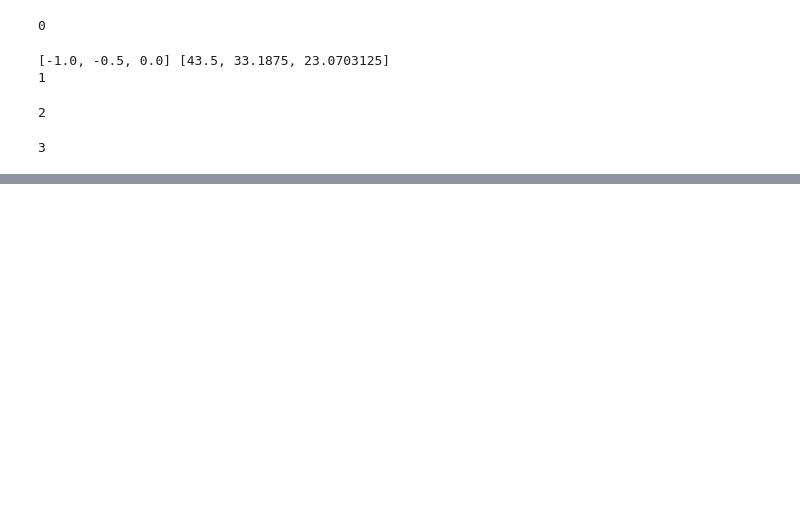
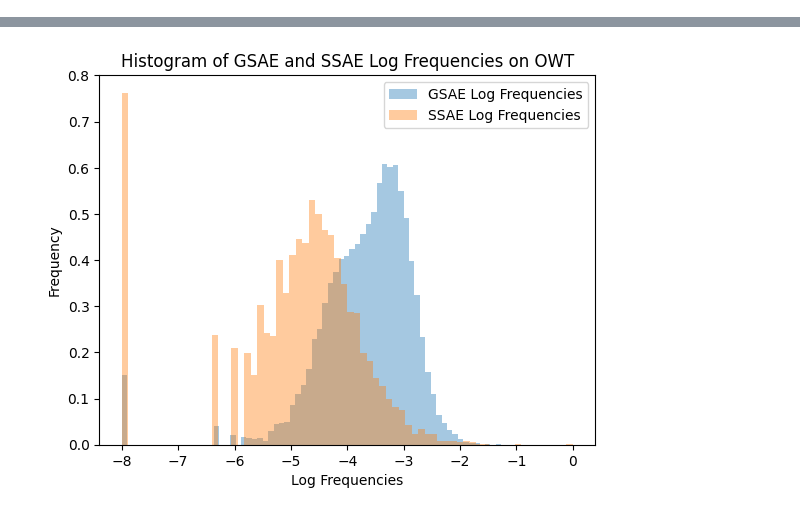
Before and after one commit to jacobcd52/specialised-SAEs, a Jupyter notebook: sae_lens/jacob/pareto.ipynb, the cells around one changed output, grey strips where cells are left out. Cells and saved outputs as stored; diff of their text form; code cells hidden in the pictures; blank space fills up the shorter version.

```diff
--- a/sae_lens/jacob/pareto.ipynb
+++ b/sae_lens/jacob/pareto.ipynb
@@ -112,0 +52,9 @@ Downloading cfg from Hugging Face Hub
+# %%
+all_ctx_lengths = [gsae.cfg.context_size] + [sae.cfg.context_size for sae in ssae_list + gsae_ft_list]
+ctx_length = min(all_ctx_lengths)
+print("context length =", ctx_length)
+
+all_hook_pts = set([gsae.cfg.hook_name] + [sae.cfg.hook_name for sae in ssae_list + gsae_ft_list])
+assert len(all_hook_pts) == 1, "All models must have the same hook point"
+hook_pt = all_hook_pts.pop()
+print("hook point =", hook_pt)
@@ -112,0 +63,2 @@ Downloading cfg from Hugging Face Hub
+# %%
+model = HookedTransformer.from_pretrained_no_processing(model_name, device="cuda", dtype=DTYPE)
@@ -278,30 +238,12 @@ def get_l0_and_scores(sae_list_list,
-# %%
-num_tokens = 10_000
-# get pareto data for SSAEs
-print("0")
-ssae_list_list = [[ssae, gsae] for ssae in ssae_list]
-ssae_owt_l0, ssae_owt_scores, ssae_owt_varexp = get_l0_and_scores(ssae_list_list, owt_tokens, gsae_owt_loss, clean_owt_loss, gsae_owt_mse, num_tokens=num_tokens)
-ssae_phys_l0, ssae_phys_scores, ssae_phys_varexp = get_l0_and_scores(ssae_list_list, phys_tokens, gsae_phys_loss, clean_phys_loss, gsae_phys_mse, num_tokens=num_tokens)
-print(ssae_owt_scores, ssae_owt_l0)
-# get pareto data for finetuned GSAEs
-print("1")
-gsae_fast_list_list = [[gsae] for gsae in gsae_0_list]
-gsae_fast_owt_l0, gsae_fast_owt_scores, gsae_fast_owt_varexp = get_l0_and_scores(gsae_fast_list_list, owt_tokens, gsae_owt_loss, clean_owt_loss, gsae_owt_mse, num_tokens=num_tokens)
-gsae_fast_phys_l0, gsae_fast_phys_scores, gsae_fast_phys_varexp = get_l0_and_scores(gsae_fast_list_list, phys_tokens, gsae_phys_loss, clean_phys_loss, gsae_phys_mse, num_tokens=num_tokens)
-
-print("2")
-gsae_medium_list_list = [[gsae] for gsae in gsae_0p1_list]
-gsae_medium_owt_l0, gsae_medium_owt_scores, gsae_medium_owt_varexp = get_l0_and_scores(gsae_medium_list_list, owt_tokens, gsae_owt_loss, clean_owt_loss, gsae_owt_mse, num_tokens=num_tokens)
-gsae_medium_phys_l0, gsae_medium_phys_scores, gsae_medium_phys_varexp = get_l0_and_scores(gsae_medium_list_list, phys_tokens, gsae_phys_loss, clean_phys_loss, gsae_phys_mse, num_tokens=num_tokens)
-
-print("3")
-gsae_slow_list_list = [[gsae] for gsae in gsae_0p5_list]
-gsae_slow_owt_l0, gsae_slow_owt_scores, gsae_slow_owt_varexp = get_l0_and_scores(gsae_slow_list_list, owt_tokens, gsae_owt_loss, clean_owt_loss, gsae_owt_mse, num_tokens=num_tokens)
-gsae_slow_phys_l0, gsae_slow_phys_scores, gsae_slow_phys_varexp = get_l0_and_scores(gsae_slow_list_list, phys_tokens, gsae_phys_loss, clean_phys_loss, gsae_phys_mse, num_tokens=num_tokens)
-# %% [output]
-0
-[-1.0, -0.5, 0.0] [43.5, 33.1875, 23.0703125]
-1
-2
-3
+# %%
+num_tokens = 1_000_000
+# get pareto data for SSAEs
+list_of_sae_lists = [[gsae, ssae] for ssae in ssae_list]
+ssae_owt_l0, ssae_owt_freqs, ssae_owt_scores, ssae_owt_fvu_recovered = sweep(list_of_sae_lists, owt_tokens, gsae_owt_loss, clean_owt_loss, gsae_owt_fvu, num_tokens=num_tokens)
+ssae_spec_l0, ssae_spec_freqs, ssae_spec_scores, ssae_spec_fvu_recovered = sweep(list_of_sae_lists, spec_tokens, gsae_spec_loss, clean_spec_loss, gsae_spec_fvu, num_tokens=num_tokens)
+
+# get pareto data for GSAE finetunes
+list_of_sae_lists = [[gsae] for gsae in gsae_ft_list]
+gsae_ft_owt_l0, gsae_ft_owt_freqs, gsae_ft_owt_scores, gsae_ft_owt_fvu_recovered = sweep(list_of_sae_lists, owt_tokens, gsae_owt_loss, clean_owt_loss, gsae_owt_fvu, num_tokens=num_tokens)
+gsae_ft_spec_l0, gsae_ft_spec_freqs, gsae_ft_spec_scores, gsae_ft_spec_fvu_recovered = sweep(list_of_sae_lists, spec_tokens, gsae_spec_loss, clean_spec_loss, gsae_spec_fvu, num_tokens=num_tokens)
 # %%
@@ -346,3 +278,24 @@ fig.show()
 # %% [output]
 When grouping with a length-1 list-like, you will need to pass a length-1 tuple to get_group in a future version of pandas. Pass `(name,)` instead of `name` to silence this warning.
 [interactive output not drawn]
+# %%
+import matplotlib.pyplot as plt
+
+# choose sparsest SSAE and compare frequencies to GSAE
+gsae_logfreqs = (ssae_owt_freqs[-1]['gsae'] + 1e-8).log10().cpu()
+ssae_logfreqs = (ssae_owt_freqs[-1]['ssae'] + 1e-8).log10().cpu()
+
+# Plotting the histograms
+plt.hist(gsae_logfreqs.numpy(), bins=70, alpha=0.4, label='GSAE Log Frequencies', density=True)
+plt.hist(ssae_logfreqs.numpy(), bins=70, alpha=0.4, label='SSAE Log Frequencies', density=True)
+
+# Adding labels and title
+plt.xlabel('Log Frequencies')
+plt.ylabel('Frequency')
+plt.title('Histogram of GSAE and SSAE Log Frequencies on OWT')
+plt.legend()
+
+# Display the plot
+plt.show()
+# %% [output]
+[figure, added]
```
Also changed, not shown: parts of 23 cells of this notebook, 37 other files.
